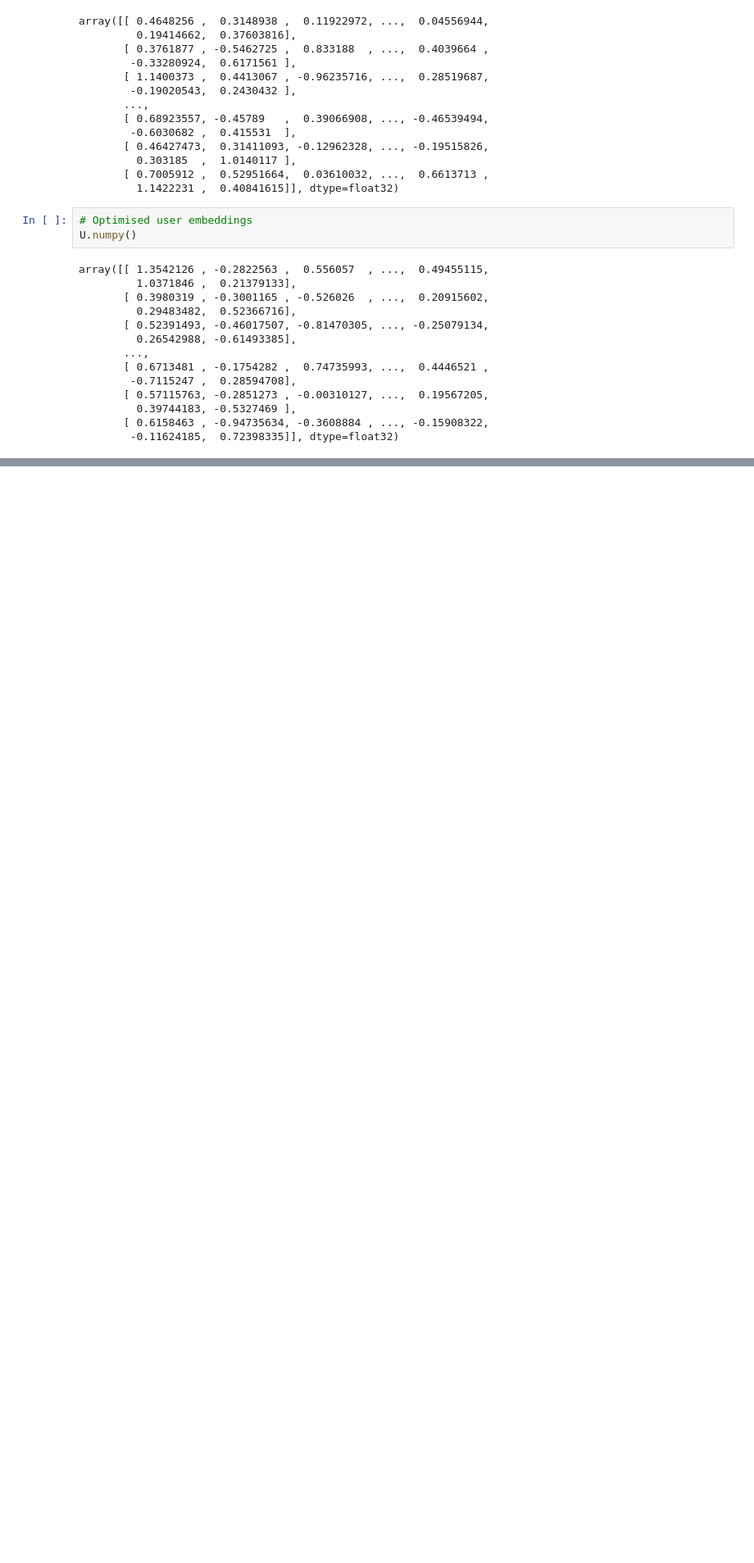
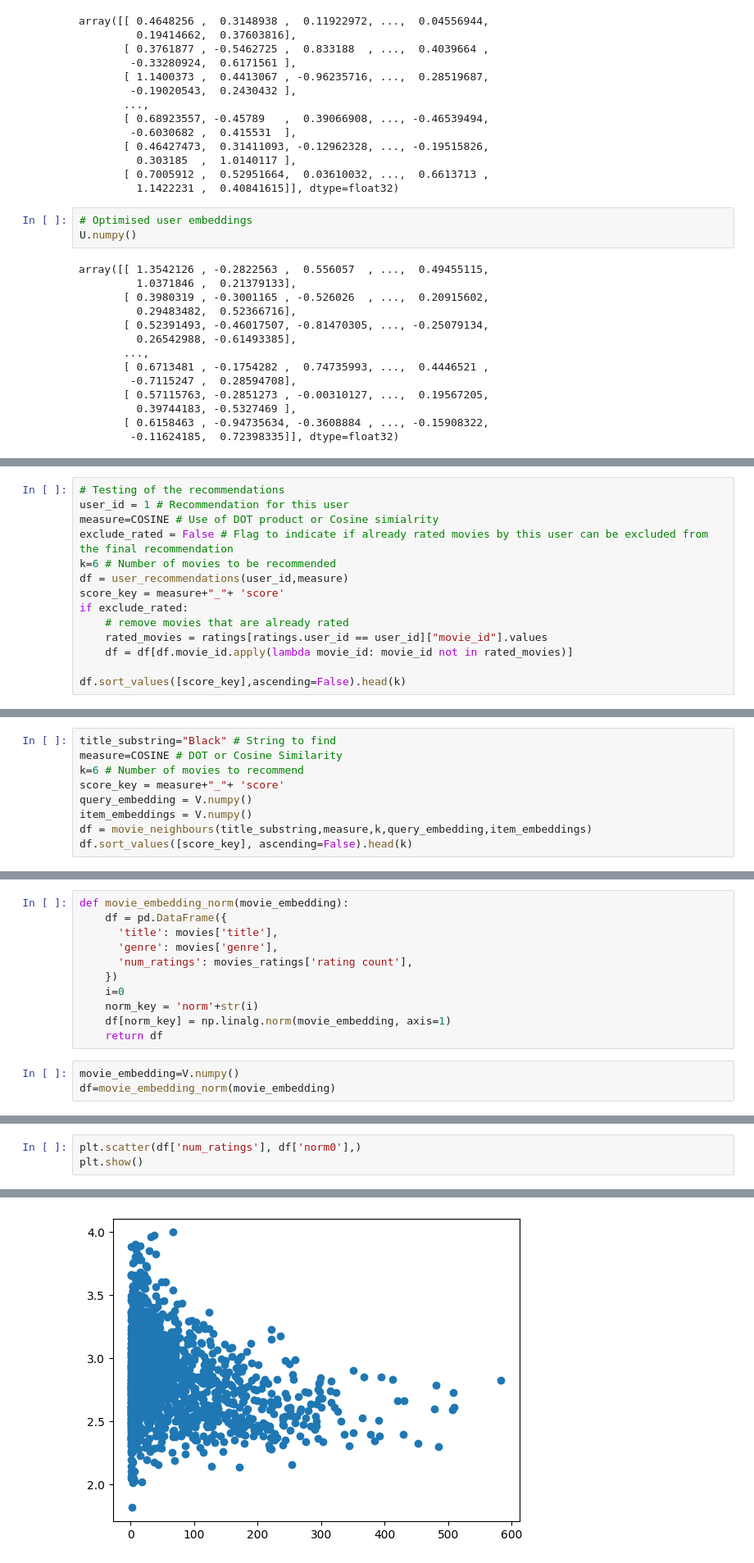
Before and after one commit to GauriMahangare/crs_ds, a Jupyter notebook: models/04_recommendation_collaborative.ipynb, the cells around one changed output, grey strips where cells are left out. Shown at 82% size. Drawn from its saved outputs; the diff is of its cells as text; blank space fills up the shorter version.

```diff
--- a/models/04_recommendation_collaborative.ipynb
+++ b/models/04_recommendation_collaborative.ipynb
@@ -981,0 +1000,14 @@ user_recommendations(model, measure=COSINE, k=5)
+# %%
+# Testing of the recommendations
+user_id = 1 # Recommendation for this user
+measure=COSINE # Use of DOT product or Cosine simialrity
+exclude_rated = False # Flag to indicate if already rated movies by this user can be excluded from the final recommendation
+k=6 # Number of movies to be recommended
+df = user_recommendations(user_id,measure)
+score_key = measure+"_"+ 'score'
+if exclude_rated:
+    # remove movies that are already rated
+    rated_movies = ratings[ratings.user_id == user_id]["movie_id"].values
+    df = df[df.movie_id.apply(lambda movie_id: movie_id not in rated_movies)]
+
+df.sort_values([score_key],ascending=False).head(k)
@@ -981,0 +1068,9 @@ user_recommendations(model, measure=COSINE, k=5)
+# %%
+title_substring="Black" # String to find
+measure=COSINE # DOT or Cosine Similarity
+k=6 # Number of movies to recommend
+score_key = measure+"_"+ 'score'
+query_embedding = V.numpy()
+item_embeddings = V.numpy()
+df = movie_neighbours(title_substring,measure,k,query_embedding,item_embeddings)
+df.sort_values([score_key], ascending=False).head(k)
@@ -981,0 +1107,14 @@ user_recommendations(model, measure=COSINE, k=5)
+# %%
+def movie_embedding_norm(movie_embedding):
+    df = pd.DataFrame({
+      'title': movies['title'],
+      'genre': movies['genre'],
+      'num_ratings': movies_ratings['rating count'],
+    })
+    i=0
+    norm_key = 'norm'+str(i)
+    df[norm_key] = np.linalg.norm(movie_embedding, axis=1)
+    return df
+# %%
+movie_embedding=V.numpy()
+df=movie_embedding_norm(movie_embedding)
@@ -981,0 +1137,4 @@ user_recommendations(model, measure=COSINE, k=5)
+# %%
+plt.scatter(df['num_ratings'], df['norm0'],)
+plt.show()
+# %% [output]
@@ -981,0 +1142 @@ user_recommendations(model, measure=COSINE, k=5)
+[figure, added]
```
Also changed, not shown: parts of 78 cells of this notebook.
